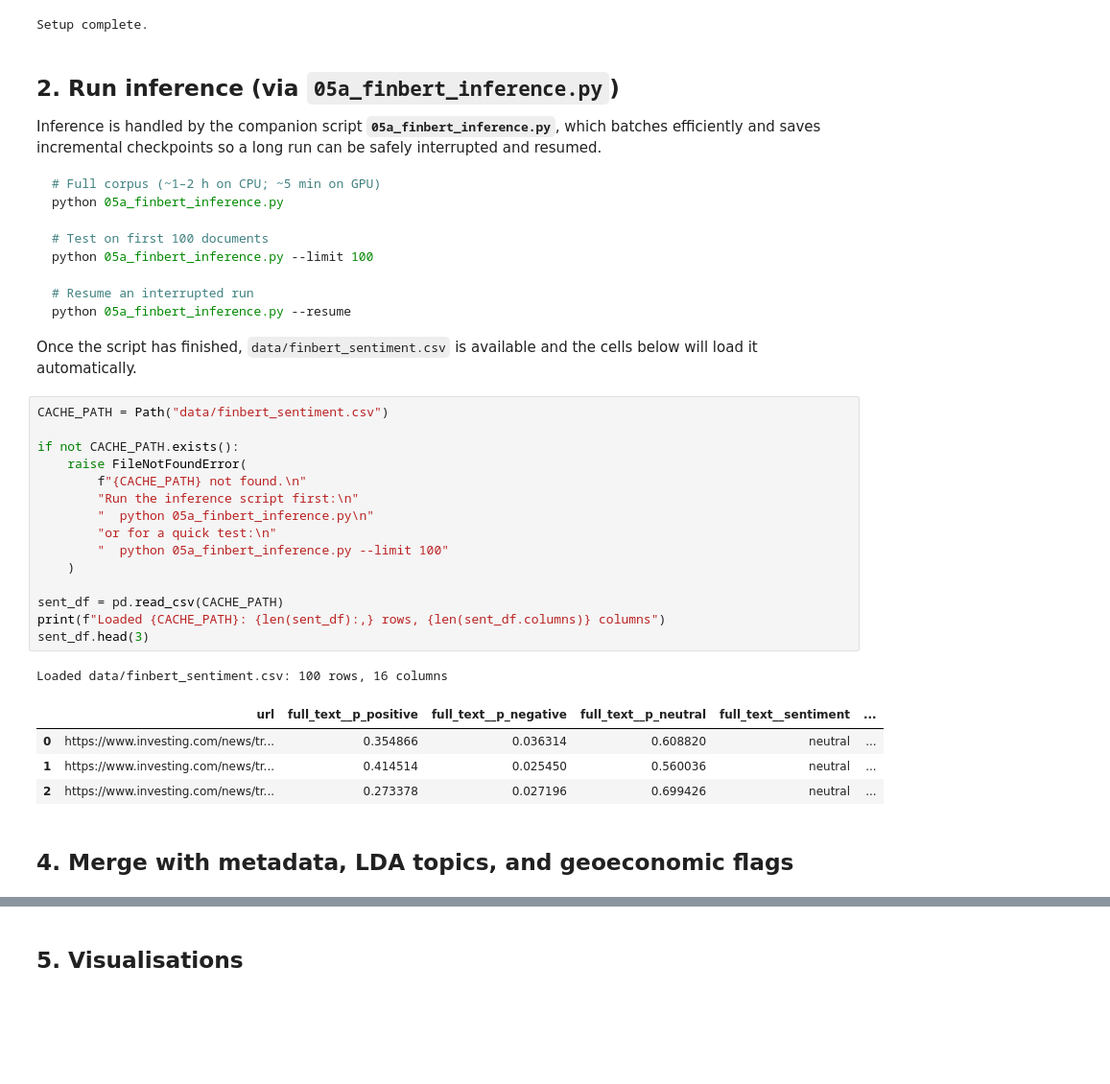
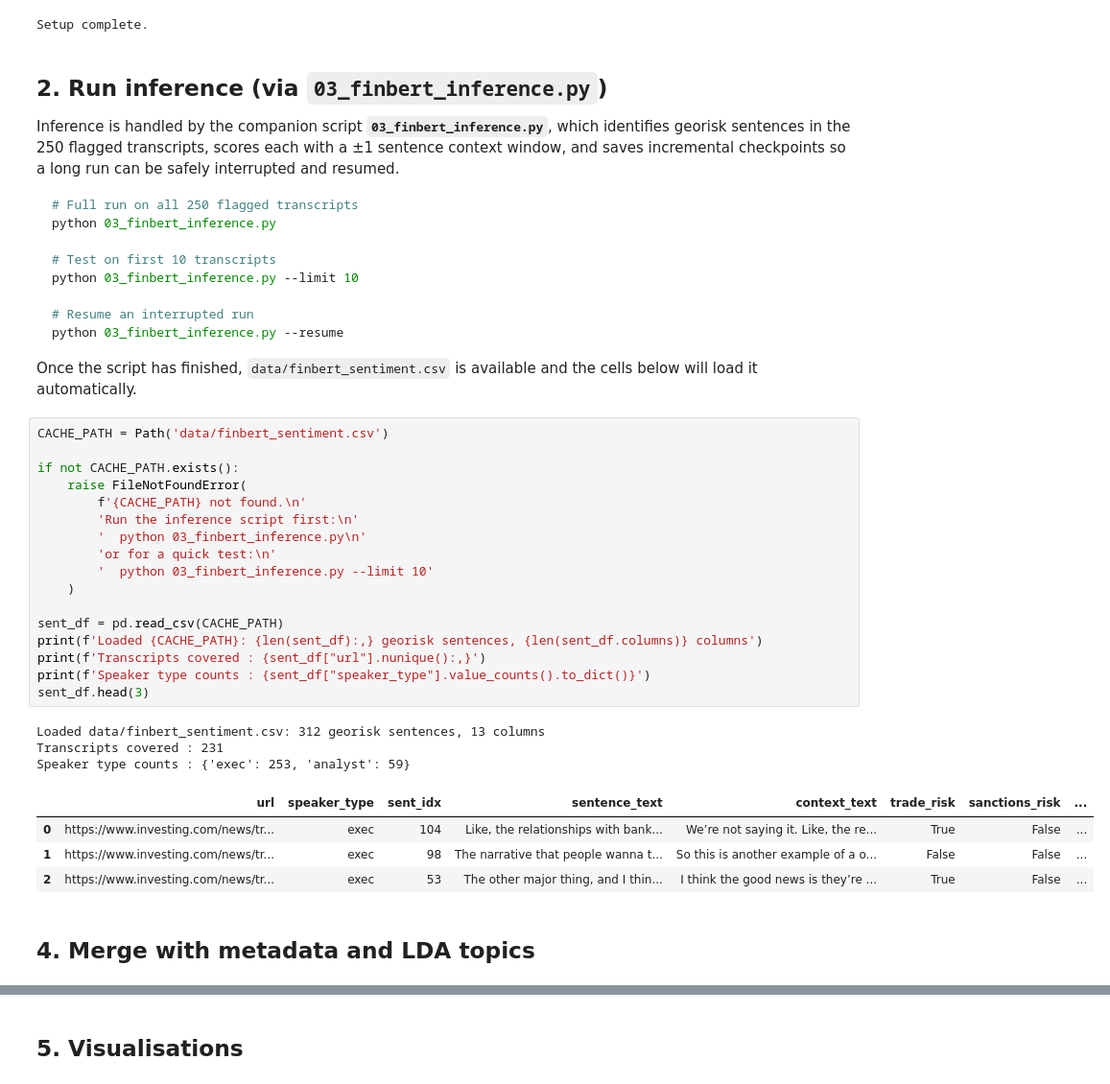
Before and after one commit to juttingn/earnings-call-text-analysis, a Jupyter notebook: 04_finbert_sentiment.ipynb, the cells around one changed output, grey strips where cells are left out. Shown at 96% size. Cells and saved outputs as stored; diff of their text form; blank space fills up the shorter version.

````diff
--- a/04_finbert_sentiment.ipynb
+++ b/04_finbert_sentiment.ipynb
@@ -32,46 +31,51 @@ print('Setup complete.')
 # %% [output]
 Setup complete.
 # %% [markdown]
-## 2. Run inference (via `05a_finbert_inference.py`)
+## 2. Run inference (via `03_finbert_inference.py`)
 
-Inference is handled by the companion script **`05a_finbert_inference.py`**,
-which batches efficiently and saves incremental checkpoints so a long run can
-be safely interrupted and resumed.
+Inference is handled by the companion script **`03_finbert_inference.py`**,
+which identifies georisk sentences in the 250 flagged transcripts, scores each
+with a ±1 sentence context window, and saves incremental checkpoints so a
+long run can be safely interrupted and resumed.
 
 ```bash
-# Full corpus (~1–2 h on CPU; ~5 min on GPU)
-python 05a_finbert_inference.py
+# Full run on all 250 flagged transcripts
+python 03_finbert_inference.py
 
-# Test on first 100 documents
-python 05a_finbert_inference.py --limit 100
+# Test on first 10 transcripts
+python 03_finbert_inference.py --limit 10
 
 # Resume an interrupted run
-python 05a_finbert_inference.py --resume
+python 03_finbert_inference.py --resume
 ```
 
 Once the script has finished, `data/finbert_sentiment.csv` is available and
 the cells below will load it automatically.
 # %%
-CACHE_PATH = Path("data/finbert_sentiment.csv")
+CACHE_PATH = Path('data/finbert_sentiment.csv')
 
 if not CACHE_PATH.exists():
     raise FileNotFoundError(
-        f"{CACHE_PATH} not found.\n"
-        "Run the inference script first:\n"
-        "  python 05a_finbert_inference.py\n"
-        "or for a quick test:\n"
-        "  python 05a_finbert_inference.py --limit 100"
+        f'{CACHE_PATH} not found.\n'
+        'Run the inference script first:\n'
+        '  python 03_finbert_inference.py\n'
+        'or for a quick test:\n'
+        '  python 03_finbert_inference.py --limit 10'
     )
 
 sent_df = pd.read_csv(CACHE_PATH)
-print(f"Loaded {CACHE_PATH}: {len(sent_df):,} rows, {len(sent_df.columns)} columns")
+print(f'Loaded {CACHE_PATH}: {len(sent_df):,} georisk sentences, {len(sent_df.columns)} columns')
+print(f'Transcripts covered : {sent_df["url"].nunique():,}')
+print(f'Speaker type counts : {sent_df["speaker_type"].value_counts().to_dict()}')
 sent_df.head(3)
 # %% [output]
-Loaded data/finbert_sentiment.csv: 100 rows, 16 columns
+Loaded data/finbert_sentiment.csv: 312 georisk sentences, 13 columns
+Transcripts covered : 231
+Speaker type counts : {'exec': 253, 'analyst': 59}
-|  | url | full_text__p_positive | full_text__p_negative | full_text__p_neutral | full_text__sentiment | ... |
-| 0 | https://www.investing.com/news/tr... | 0.354866 | 0.036314 | 0.608820 | neutral | ... |
-| 1 | https://www.investing.com/news/tr... | 0.414514 | 0.025450 | 0.560036 | neutral | ... |
-| 2 | https://www.investing.com/news/tr... | 0.273378 | 0.027196 | 0.699426 | neutral | ... |
+|  | url | speaker_type | sent_idx | sentence_text | context_text | trade_risk | sanctions_risk | ... |
+| 0 | https://www.investing.com/news/tr... | exec | 104 | Like, the relationships with bank... | We’re not saying it. Like, the re... | True | False | ... |
+| 1 | https://www.investing.com/news/tr... | exec | 98 | The narrative that people wanna t... | So this is another example of a o... | False | False | ... |
+| 2 | https://www.investing.com/news/tr... | exec | 53 | The other major thing, and I thin... | I think the good news is they’re ... | True | False | ... |
 # %% [markdown]
-## 4. Merge with metadata, LDA topics, and geoeconomic flags
+## 4. Merge with metadata and LDA topics
 # %%
````
Also changed, not shown: parts of 9 cells of this notebook, 8 other files.
